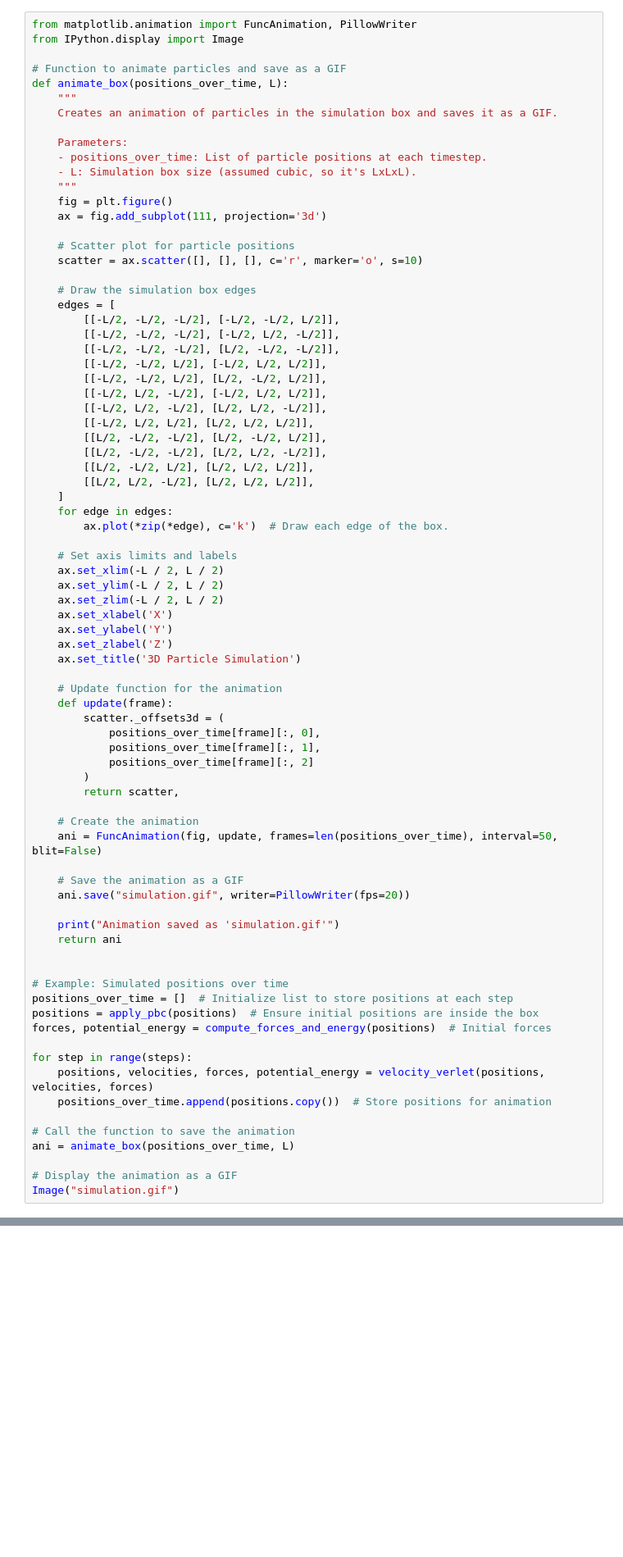
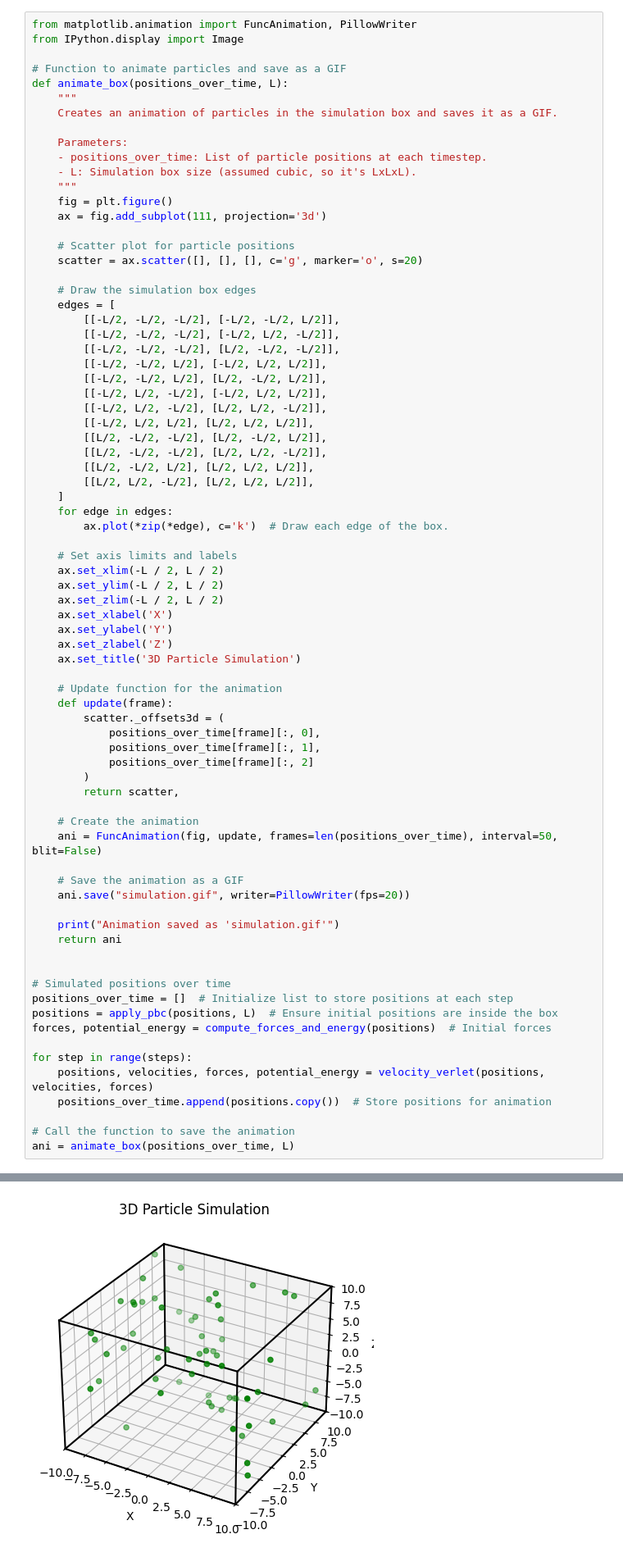
Before and after one commit to LD-Shell/chemical-engineering, a Jupyter notebook: molecular-dynamics/leonard-jones-potential.ipynb, the cells around one changed output, grey strips where cells are left out. Shown: that part at 82% size. Cells and saved outputs as stored; diff of their text form; blank space fills up the shorter version.

```diff
--- a/molecular-dynamics/leonard-jones-potential.ipynb
+++ b/molecular-dynamics/leonard-jones-potential.ipynb
@@ -191,7 +786,7 @@ def animate_box(positions_over_time, L):
     ax = fig.add_subplot(111, projection='3d')
 
     # Scatter plot for particle positions
-    scatter = ax.scatter([], [], [], c='r', marker='o', s=10)
+    scatter = ax.scatter([], [], [], c='g', marker='o', s=20)
 
     # Draw the simulation box edges
     edges = [
@@ -239,9 +834,9 @@ def animate_box(positions_over_time, L):
     return ani
 
 
-# Example: Simulated positions over time
+# Simulated positions over time
 positions_over_time = []  # Initialize list to store positions at each step
-positions = apply_pbc(positions)  # Ensure initial positions are inside the box
+positions = apply_pbc(positions, L)  # Ensure initial positions are inside the box
 forces, potential_energy = compute_forces_and_energy(positions)  # Initial forces
 
 for step in range(steps):
@@ -250,6 +845,4 @@ for step in range(steps):
 
 # Call the function to save the animation
 ani = animate_box(positions_over_time, L)
-
-# Display the animation as a GIF
-Image("simulation.gif")
+# %% [output]
@@ -255,0 +850 @@ Image("simulation.gif")
+[figure, added]
```
Also changed, not shown: parts of 15 cells of this notebook, 1 other file.
